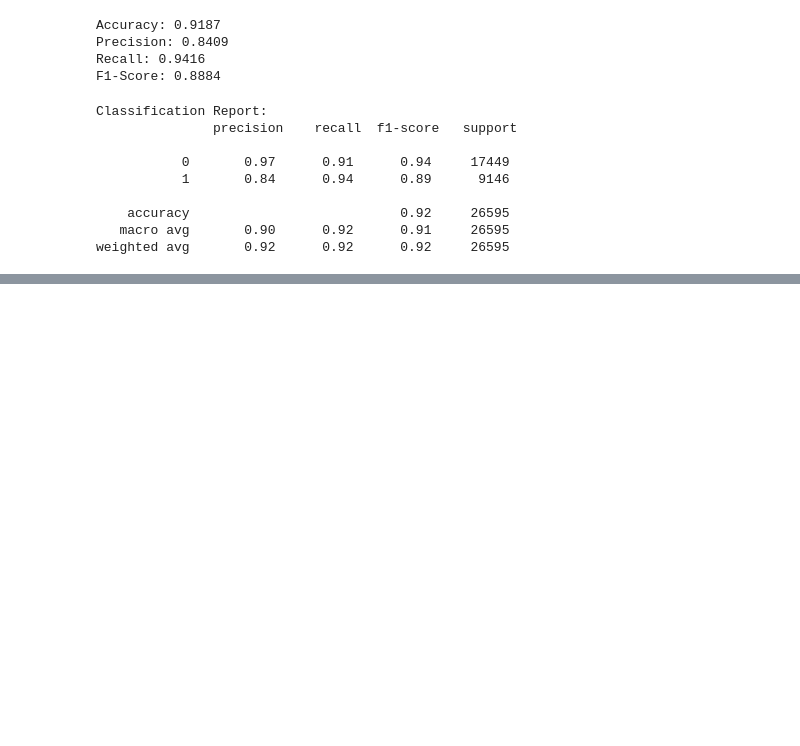
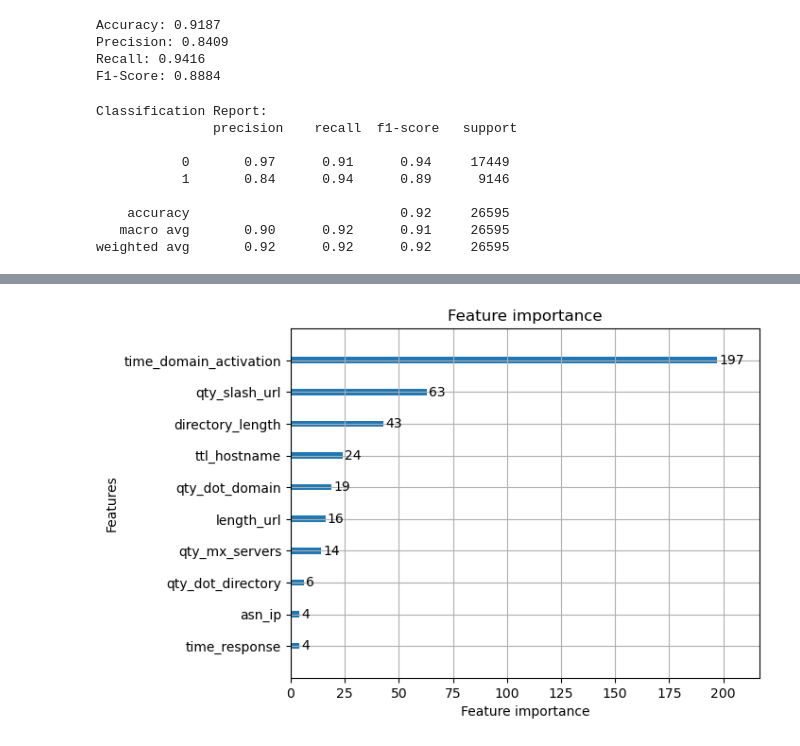
Before and after one commit to brian-campbell/ai-bootcamp-project-2, a Jupyter notebook: phishing_basic_analysis.ipynb, the cells around one changed output, grey strips where cells are left out. Cells and saved outputs as stored; diff of their text form; code cells hidden in the pictures; blank space fills up the shorter version.

```diff
--- a/phishing_basic_analysis.ipynb
+++ b/phishing_basic_analysis.ipynb
@@ -508,0 +622,6 @@ weighted avg       0.92      0.92      0.92     26595
+# %%
+#
+lgb.plot_importance ( classifier )
+plt.show ()
+# %% [output]
+[figure, added]
```
Also changed, not shown: parts of 10 cells of this notebook.
